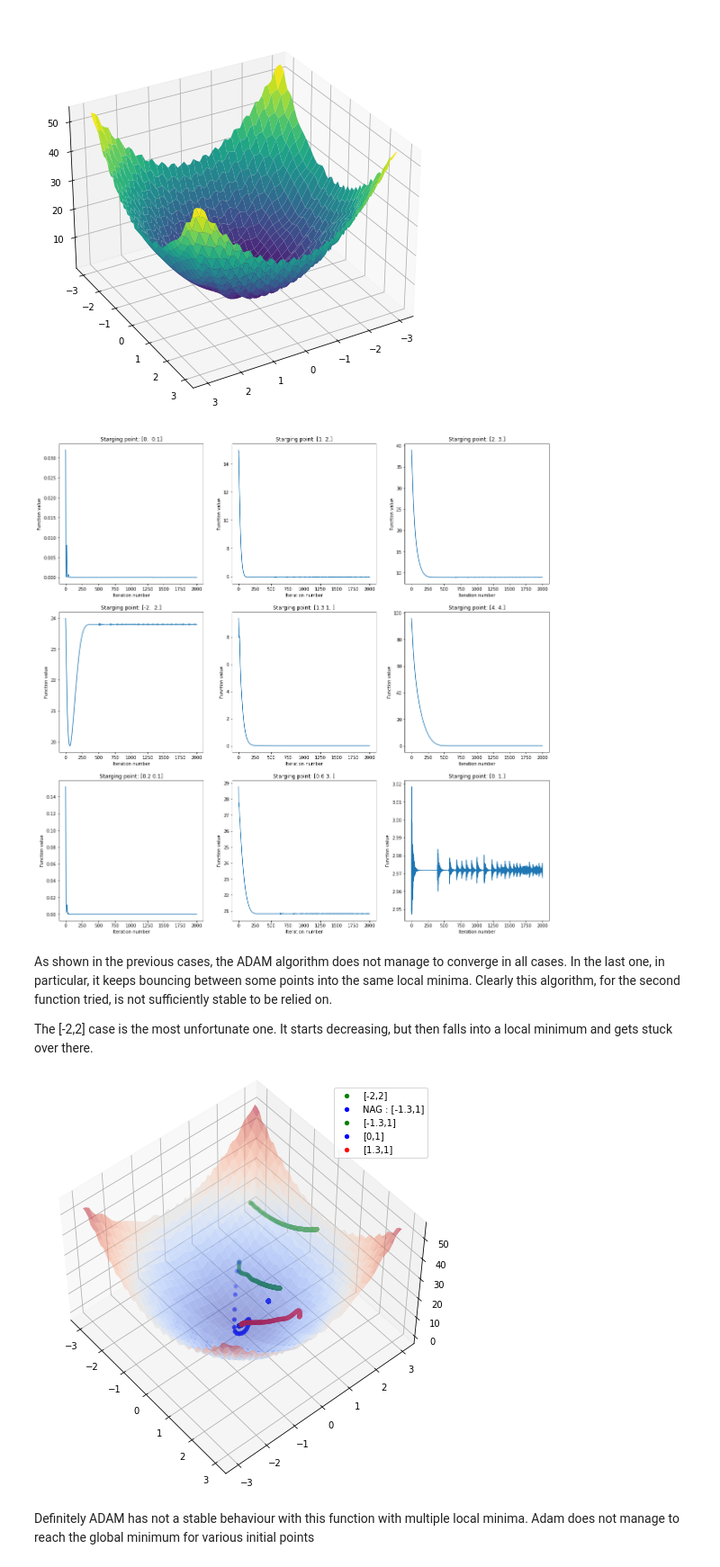
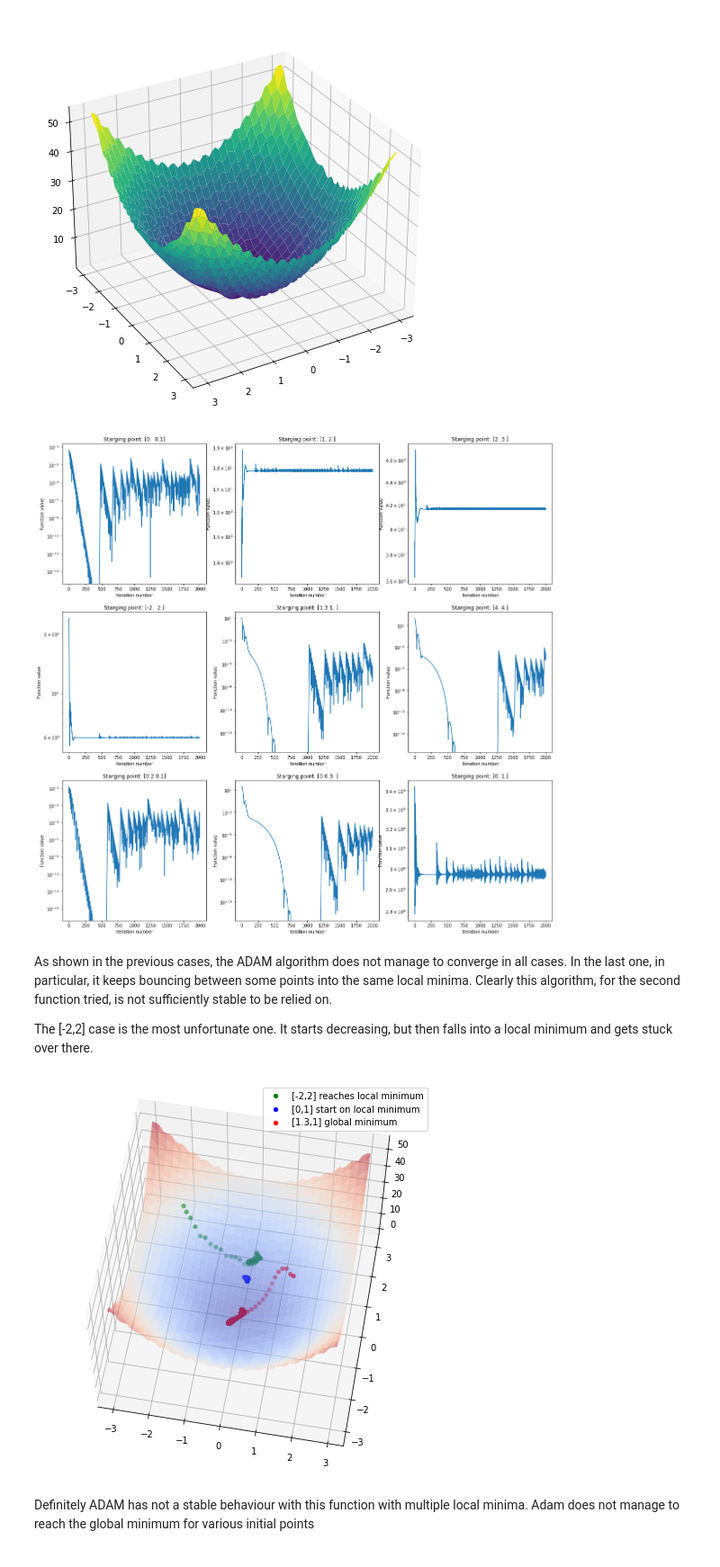
Before and after one commit to LorenzoBuriola/LoCP_moduleB, a Jupyter notebook: Ex_week01.ipynb, the cells around one changed output. Shown at 90% size. Drawn from its saved outputs; the diff is of its cells as text; code cells hidden in the pictures.

```diff
--- a/Ex_week01.ipynb
+++ b/Ex_week01.ipynb
@@ -401,14 +466,15 @@ epochs = 2000
 for i in range(3):
     for j in range(3):
 
-        ax[i,j].plot(np.arange(epochs+1), func_2( adams(grad_2, pts_array[3*i+j], n_epochs = epochs,eta = 0.01).T) )
+        ax[i,j].plot(np.arange(epochs+1), func_2(adams(grad_2, pts_array[3*i+j], n_epochs = epochs,eta = 0.1).T) )
         ax[i,j].set_title("Starging point: "+ str( pts_array[3*i+j]))
         ax[i,j].set_xlabel("Iteration number")
         ax[i,j].set_ylabel("Function value")
+        ax[i,j].set_yscale('log')
 
 plt.show()
 # %% [output]
-[figure, old version]
+[figure, new version]
 # %% [markdown]
 As shown in the previous cases, the ADAM algorithm does not manage to converge in all cases.
 In the last one, in particular, it keeps bouncing between some points into the same local minima.
@@ -418,41 +484,41 @@ The [-2,2] case is the most unfortunate one. It starts decreasing, but then fall
 # %%
 %matplotlib inline
 xplot = np.linspace(-3, 3, 60)
 yplot = np.linspace(-3, 3, 60)
 
 
 Xplot = np.meshgrid(xplot,yplot)
 fig = plt.figure(figsize = (8,8))
 ax = fig.add_subplot(projection = '3d')
 
 
 ax.plot_surface(Xplot[0], Xplot[1], func_2(Xplot), cmap = 'coolwarm', alpha = 0.5)
-ax.view_init(50,320)
+ax.view_init(60,280)
 #plt.show()
 
-oneGD = adams(grad_2, [-2,2], n_epochs=250, eta=0.01, noise_strength=0,)
-ax.scatter(oneGD[:,0], oneGD[:,1], func_2(oneGD.T), marker = '.', color = 'green', linewidth = 3, label = "[-2,2]")
+oneGD = adams(grad_2, [-2,2], n_epochs=250, eta=0.1, noise_strength=0,)
+ax.scatter(oneGD[:,0], oneGD[:,1], func_2(oneGD.T), marker = '.', color = 'green', linewidth = 3, label = "[-2,2] reaches local minimum")
 
- #NAG here is the only algorothm managing to reach the global minimun
-oneGD = NAG(grad_2, [-1.3,1], n_epochs=250, eta=0.01, noise_strength=0,)
-ax.scatter(oneGD[:,0], oneGD[:,1], func_2(oneGD.T), marker = '.', color = 'blue', linewidth = 3, label = "NAG : [-1.3,1]")
+#NAG here is the only algorothm managing to reach the global minimun
+#oneGD = NAG(grad_2, [-1.3,1], n_epochs=250, eta=0.01, noise_strength=0,)
+#ax.scatter(oneGD[:,0], oneGD[:,1], func_2(oneGD.T), marker = '.', color = 'blue', linewidth = 3, label = "NAG : [-1.3,1]")
 
 
-oneGD = adams(grad_2, [-1.3,1], n_epochs=250, eta=0.01, noise_strength=0,)
-ax.scatter(oneGD[:,0], oneGD[:,1], func_2(oneGD.T), marker = '.', color = 'green', linewidth = 3, label = "[-1.3,1]")
+# oneGD = adams(grad_2, [-1.3,1], n_epochs=250, eta=0.1, noise_strength=0,)
+# ax.scatter(oneGD[:,0], oneGD[:,1], func_2(oneGD.T), marker = '.', color = 'green', linewidth = 3, label = "[-1.3,1]")
 
 
-oneGD = adams(grad_2, [0,1], n_epochs=2000, eta=0.01, noise_strength=0,) #local minimum
-ax.scatter(oneGD[:,0], oneGD[:,1], func_2(oneGD.T), marker = '.', color = 'blue', linewidth = 3, label = "[0,1]")
+oneGD = adams(grad_2, [0,1], n_epochs=2000, eta=0.1, noise_strength=0,) #local minimum
+ax.scatter(oneGD[:,0], oneGD[:,1], func_2(oneGD.T), marker = '.', color = 'blue', linewidth = 3, label = "[0,1] start on local minimum")
 
 
-oneGD = adams(grad_2, [1.3,1], n_epochs=20000, eta=0.01, noise_strength=0,)
-ax.scatter(oneGD[:,0], oneGD[:,1], func_2(oneGD.T), marker = '.', color = 'red', linewidth = 3, label = "[1.3,1]")
+oneGD = adams(grad_2, [1.3,1], n_epochs=20000, eta=0.1, noise_strength=0,)
+ax.scatter(oneGD[:,0], oneGD[:,1], func_2(oneGD.T), marker = '.', color = 'red', linewidth = 3, label = "[1.3,1] global minimum")
 
 ax.legend()
 plt.show()
 # %% [output]
-[figure, old version]
+[figure, new version]
 # %% [markdown]
 Definitely ADAM has not a stable behaviour with this function with multiple local minima.
 Adam does not manage to reach the global minimum for various initial points
```
Also changed, not shown: parts of 16 cells of this notebook.
